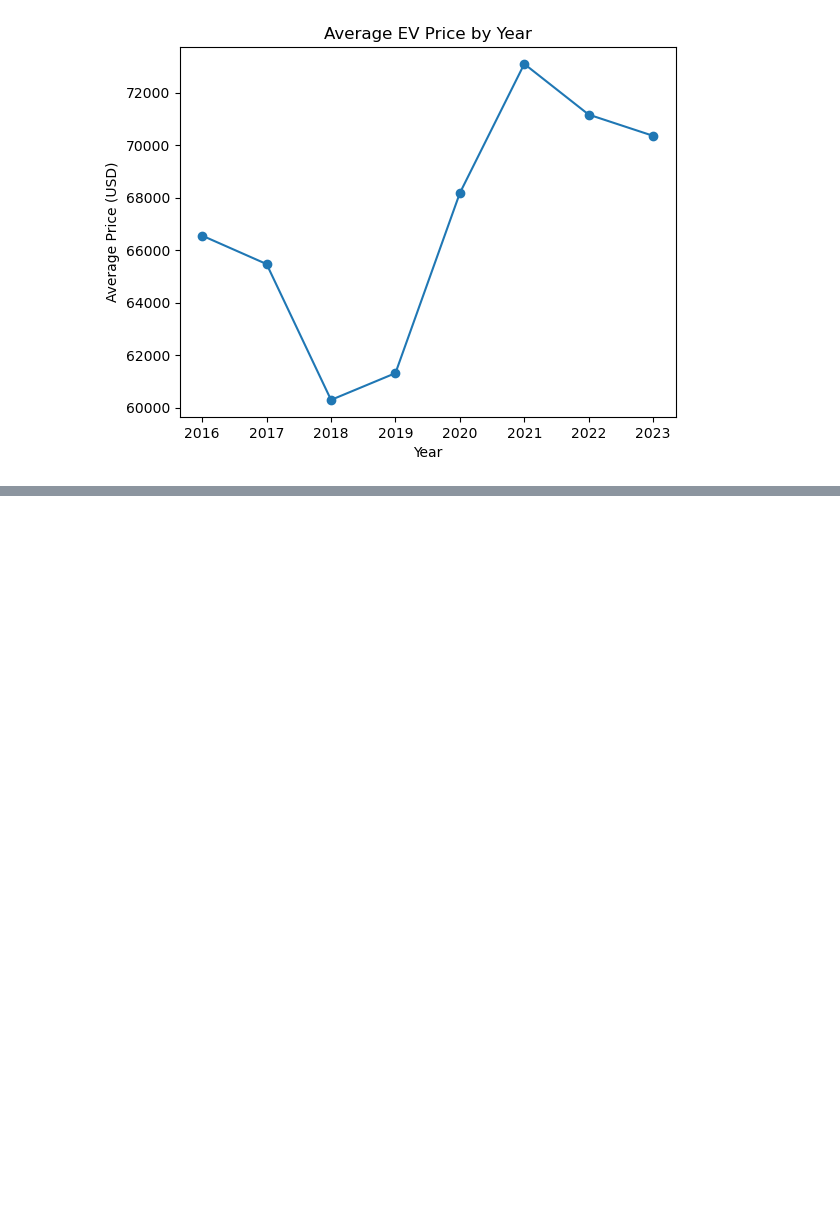
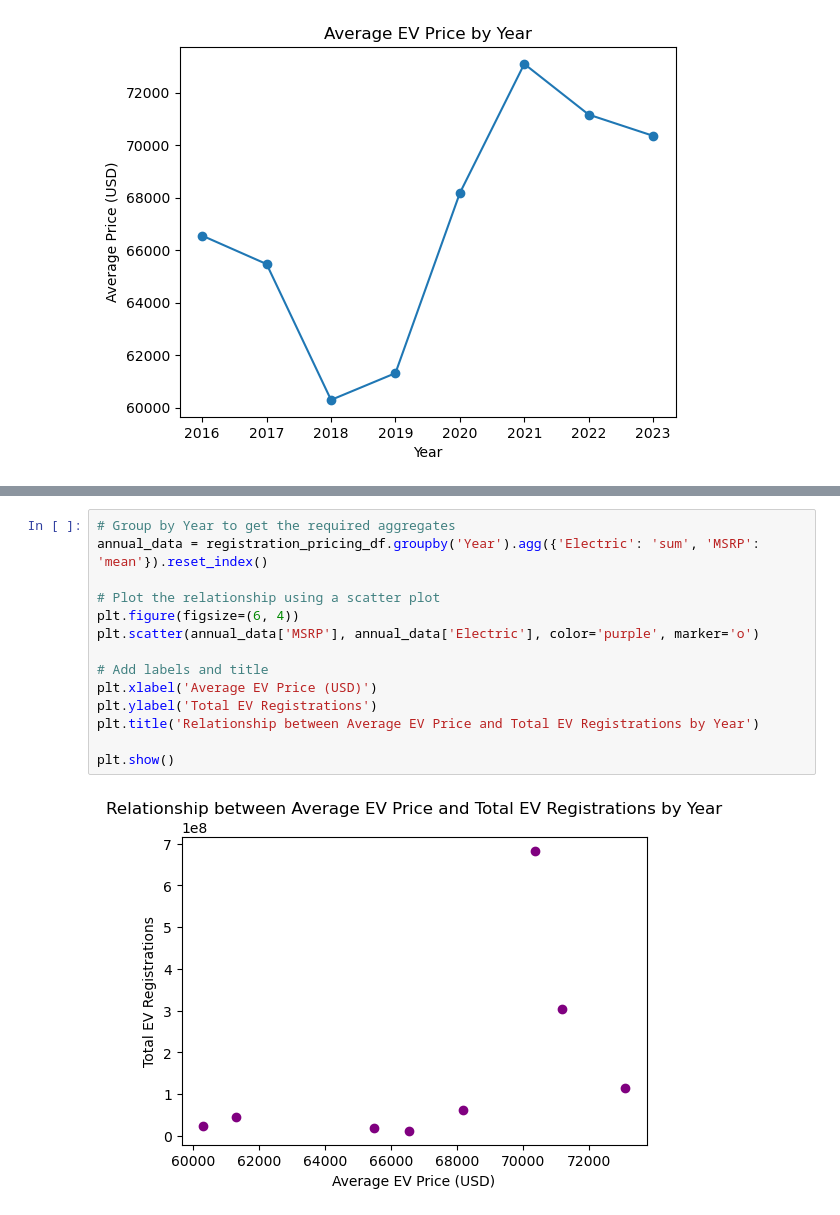
Before and after one commit to kyle-du/ev-research-proj, a Jupyter notebook: Data Scraping-EV Pricing 2016-2023.ipynb, the cells around one changed output, grey strips where cells are left out. Saved outputs shown, nothing was run; the diff lists cells and outputs as text; blank space fills up the shorter version.

```diff
--- a/Data Scraping-EV Pricing 2016-2023.ipynb
+++ b/Data Scraping-EV Pricing 2016-2023.ipynb
@@ -221,0 +222,16 @@ Name: Electric, dtype: float64
+# %%
+# Group by Year to get the required aggregates
+annual_data = registration_pricing_df.groupby('Year').agg({'Electric': 'sum', 'MSRP': 'mean'}).reset_index()
+
+# Plot the relationship using a scatter plot
+plt.figure(figsize=(6, 4))
+plt.scatter(annual_data['MSRP'], annual_data['Electric'], color='purple', marker='o')
+
+# Add labels and title
+plt.xlabel('Average EV Price (USD)')
+plt.ylabel('Total EV Registrations')
+plt.title('Relationship between Average EV Price and Total EV Registrations by Year')
+
+plt.show()
+# %% [output]
+[figure, added]
```
Also changed, not shown: parts of 2 cells of this notebook.
